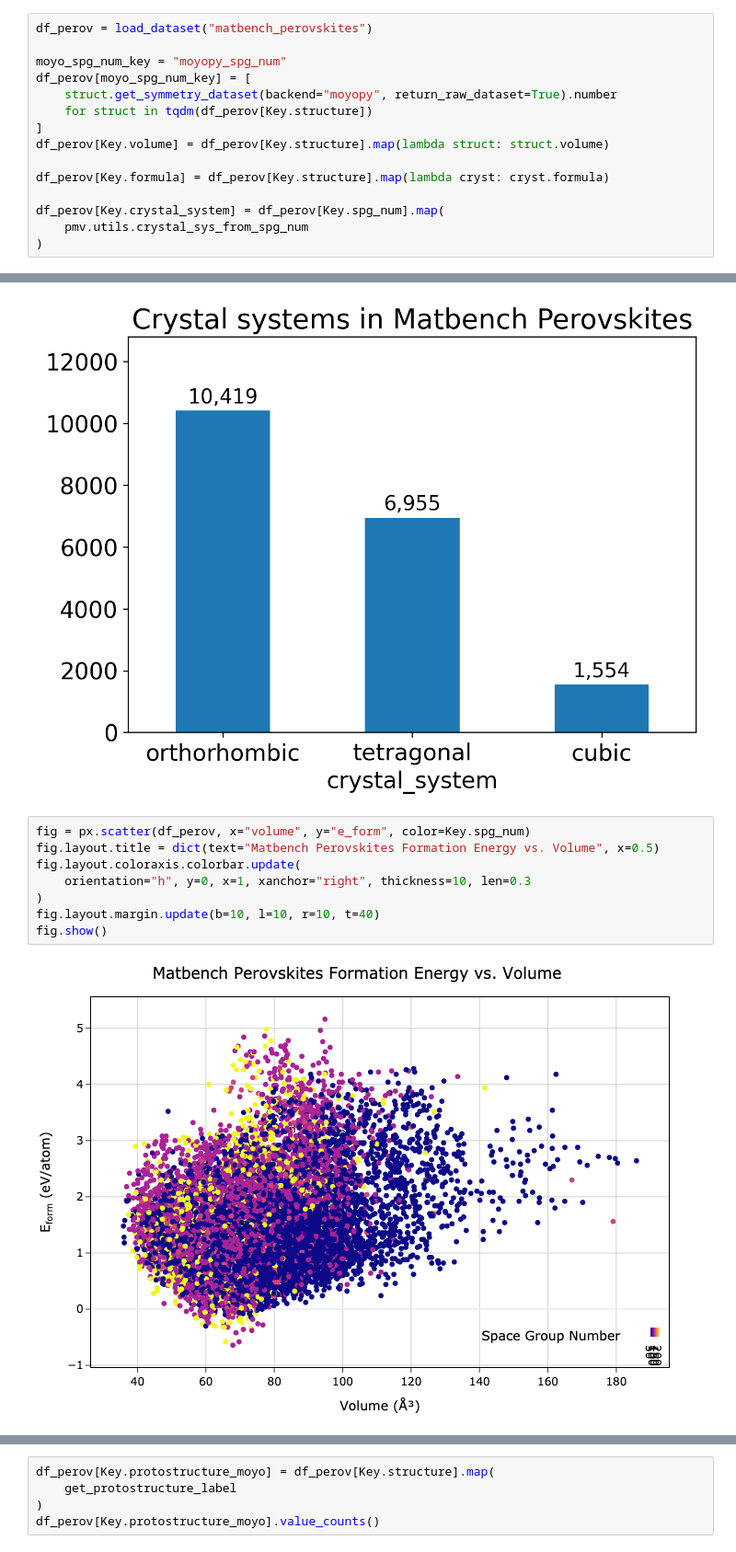
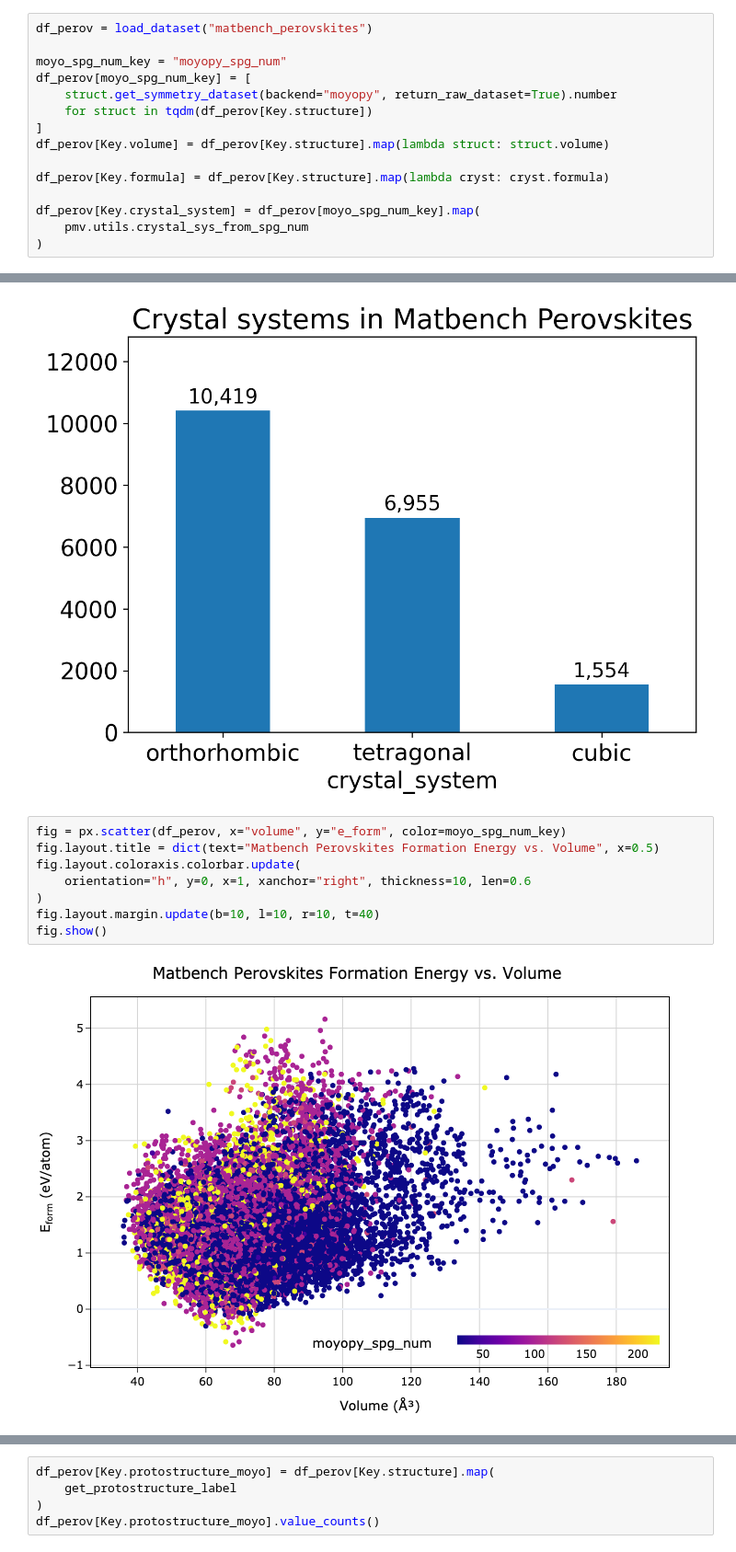
Before and after one commit to janosh/pymatviz, a Jupyter notebook: examples/matbench_perovskites_eda.ipynb, the cells around one changed output, grey strips where cells are left out. Shown at 92% size. Cells and saved outputs as stored; diff of their text form.

```diff
--- a/examples/matbench_perovskites_eda.ipynb
+++ b/examples/matbench_perovskites_eda.ipynb
@@ -39,7 +39,7 @@ df_perov[Key.volume] = df_perov[Key.structure].map(lambda struct: struct.volume)
 
 df_perov[Key.formula] = df_perov[Key.structure].map(lambda cryst: cryst.formula)
 
-df_perov[Key.crystal_system] = df_perov[Key.spg_num].map(
+df_perov[Key.crystal_system] = df_perov[moyo_spg_num_key].map(
     pmv.utils.crystal_sys_from_spg_num
 )
 # %%
@@ -78,13 +78,13 @@ pmv.powerups.annotate_bars(ax, v_offset=250)
 # %% [output]
 [figure]
 # %%
-fig = px.scatter(df_perov, x="volume", y="e_form", color=Key.spg_num)
+fig = px.scatter(df_perov, x="volume", y="e_form", color=moyo_spg_num_key)
 fig.layout.title = dict(text="Matbench Perovskites Formation Energy vs. Volume", x=0.5)
 fig.layout.coloraxis.colorbar.update(
-    orientation="h", y=0, x=1, xanchor="right", thickness=10, len=0.3
+    orientation="h", y=0, x=1, xanchor="right", thickness=10, len=0.6
 )
 fig.layout.margin.update(b=10, l=10, r=10, t=40)
 fig.show()
 # %% [output]
-[figure, old version]
+[figure, new version]
 # %%
```
Also changed, not shown: parts of 2 cells of this notebook, 5 other files.
